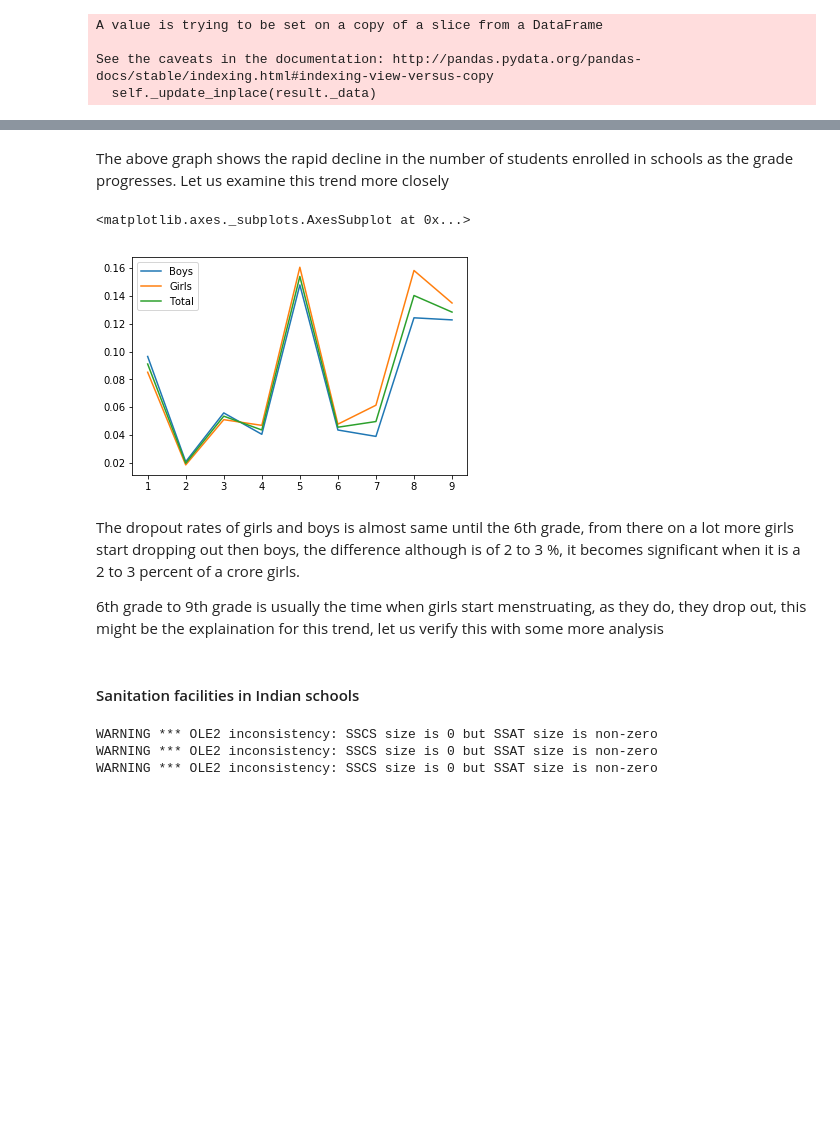
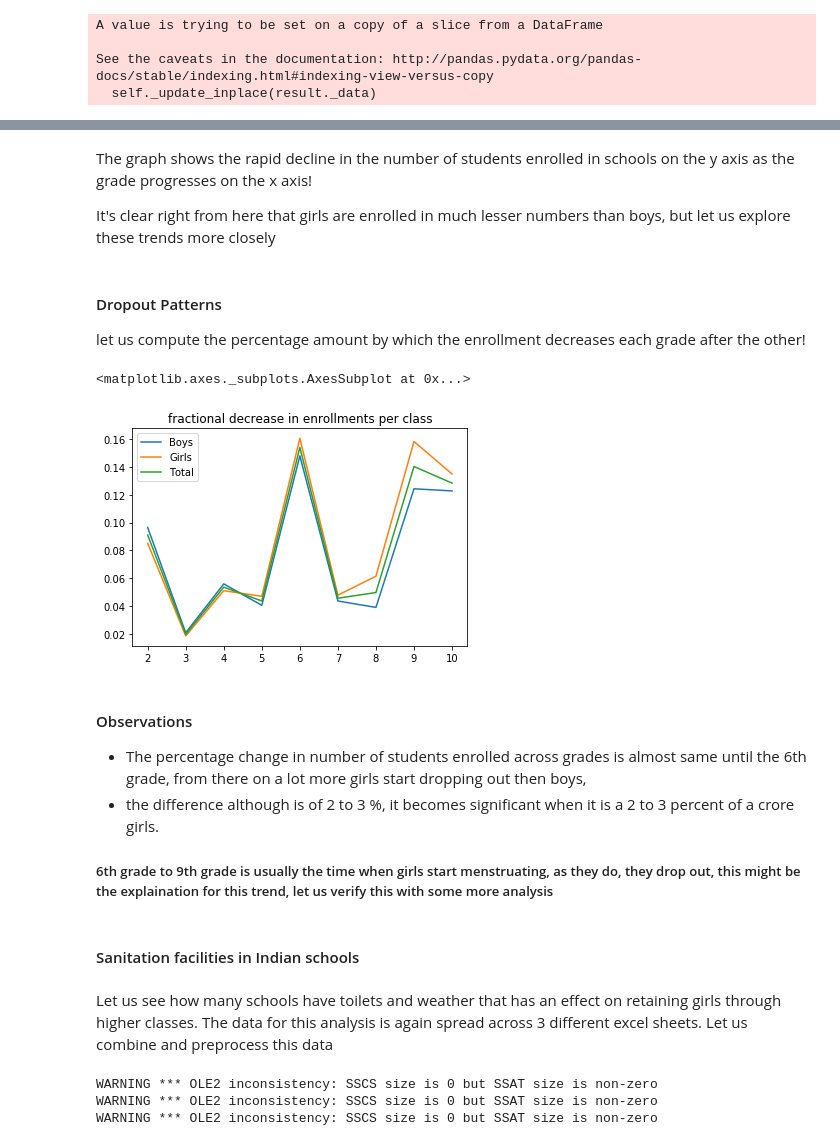
Before and after one commit to SusmeetJain/school_dropouts, a Jupyter notebook: patterns in dropping out.ipynb, the cells around one changed output, grey strips where cells are left out. Saved outputs shown, nothing was run; the diff lists cells and outputs as text; code cells hidden in the pictures; blank space fills up the shorter version.

```diff
--- a/patterns in dropping out.ipynb
+++ b/patterns in dropping out.ipynb
@@ -54,18 +106,28 @@ enrollment.plot()
 # %% [markdown]
-The above graph shows the rapid decline in the number of students enrolled in schools as the grade progresses.
-Let us examine this trend more closely
+The graph shows the rapid decline in the number of students enrolled in schools on the y axis as the grade progresses on the x axis!
+
+It's clear right from here that girls are enrolled in much lesser numbers than boys, but let us explore these trends more closely
-# %%
-#let us compute the fraction of students that dropout in each grade
-fraction_dropouts = enrollment.pct_change().dropna() * -1
-
-fraction_dropouts.plot()
-# %% [output]
-<matplotlib.axes._subplots.AxesSubplot at 0x...>
-[figure, removed]
+# %% [markdown]
+#### Dropout Patterns
+
+let us compute the percentage amount by which the enrollment decreases each grade after the other!
+# %%
+fraction_dropouts = enrollment.pct_change().dropna() * -1
+
+fraction_dropouts.plot(title = 'fractional decrease in enrollments per class')
+# %% [output]
+<matplotlib.axes._subplots.AxesSubplot at 0x...>
+[figure, added]
 # %% [markdown]
-The dropout rates of girls and boys is almost same until the 6th grade, from there on a lot more girls start dropping out then boys, the difference although is of 2 to 3 %, it becomes significant when it is a 2 to 3 percent of a crore girls.
+#### Observations
 
-6th grade to 9th grade is usually the time when girls start menstruating, as they do, they drop out, this might be the explaination for this trend, let us verify this with some more analysis
+ - The percentage change in number of students enrolled across grades is almost same until the 6th grade, from there on a lot more girls start dropping out then boys,
+ - the difference although is of 2 to 3 %, it becomes significant when it is a 2 to 3 percent of a crore girls.
+
+##### 6th grade to 9th grade is usually the time when girls start menstruating, as they do, they drop out, this might be the explaination for this trend, let us verify this with some more analysis
 # %% [markdown]
 #### Sanitation facilities in Indian schools
+# %% [markdown]
+Let us see how many schools have toilets and weather that has an effect on retaining girls through higher classes.
+The data for this analysis is again spread across 3 different excel sheets. Let us combine and preprocess this data
 # %%
```
Also changed, not shown: parts of 31 cells of this notebook, 10 other files.
